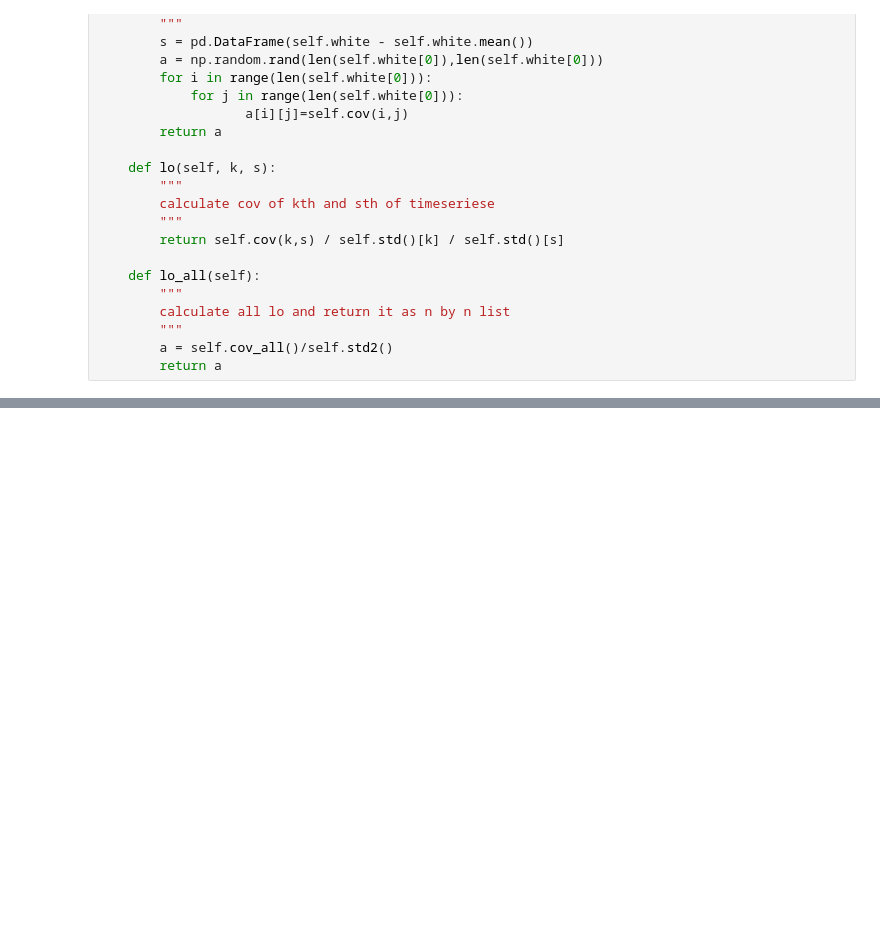
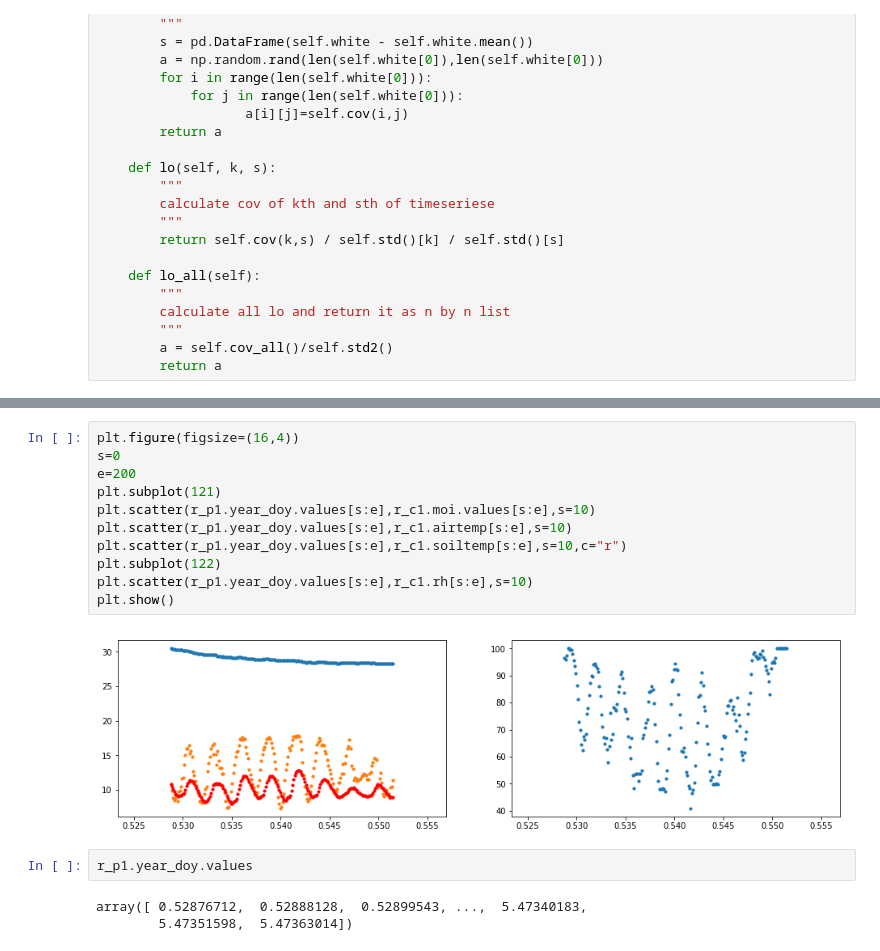
Before and after one commit to rosedaystory/gaussian-white-noise, a Jupyter notebook: gaussian_white_noise.ipynb, the cells around one changed output, grey strips where cells are left out. Drawn from its saved outputs; the diff is of its cells as text; blank space fills up the shorter version.

```diff
--- a/gaussian_white_noise.ipynb
+++ b/gaussian_white_noise.ipynb
@@ -153,0 +184,18 @@ plt.show()
+# %%
+plt.figure(figsize=(16,4))
+s=0
+e=200
+plt.subplot(121)
+plt.scatter(r_p1.year_doy.values[s:e],r_c1.moi.values[s:e],s=10)
+plt.scatter(r_p1.year_doy.values[s:e],r_c1.airtemp[s:e],s=10)
+plt.scatter(r_p1.year_doy.values[s:e],r_c1.soiltemp[s:e],s=10,c="r")
+plt.subplot(122)
+plt.scatter(r_p1.year_doy.values[s:e],r_c1.rh[s:e],s=10)
+plt.show()
+# %% [output]
+[figure, added]
+# %%
+r_p1.year_doy.values
+# %% [output]
+array([ 0.52876712,  0.52888128,  0.52899543, ...,  5.47340183,
+        5.47351598,  5.47363014])
```
Also changed, not shown: parts of 15 cells of this notebook.
